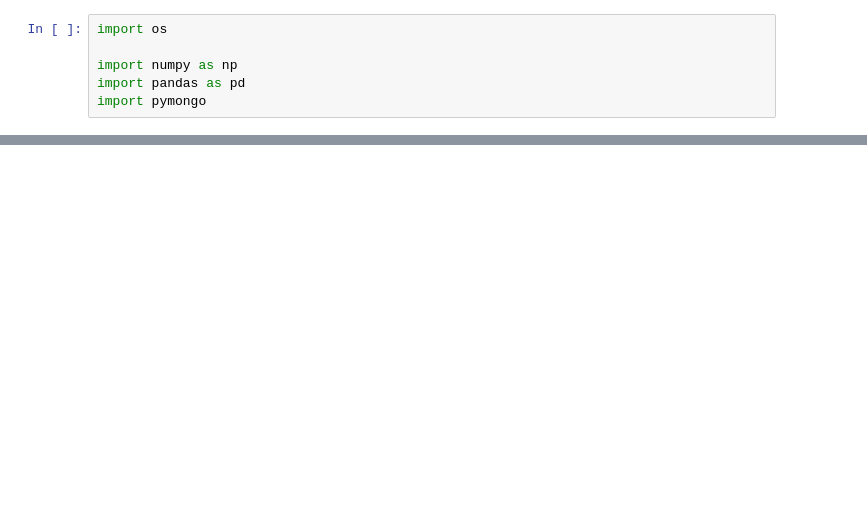
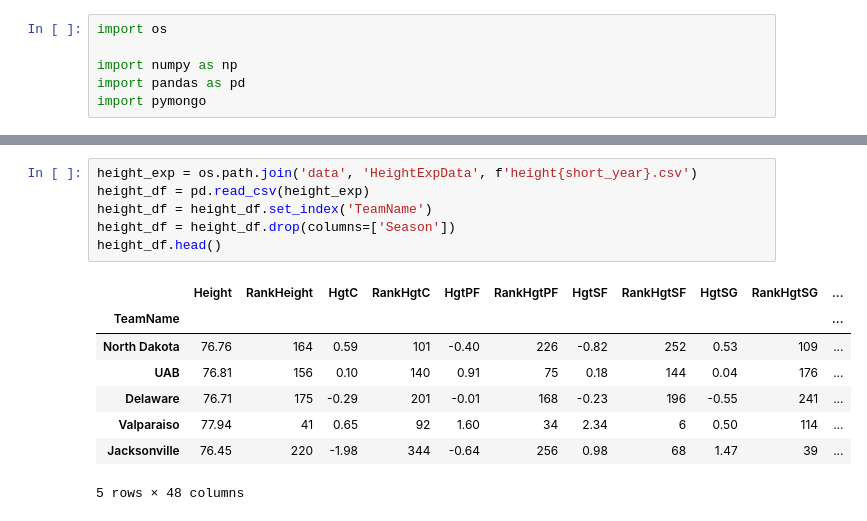
Before and after one commit to ForrestMcDougal/Bracket-Buddy, a Jupyter notebook: etl_sandbox.ipynb, the cells around one changed output, grey strips where cells are left out. Drawn from its saved outputs; the diff is of its cells as text; blank space fills up the shorter version.

```diff
--- a/etl_sandbox.ipynb
+++ b/etl_sandbox.ipynb
@@ -22,0 +69,15 @@ ff_offense = os.path.join('data', 'FourFactors', 'Offense', '')
+# %%
+height_exp = os.path.join('data', 'HeightExpData', f'height{short_year}.csv')
+height_df = pd.read_csv(height_exp)
+height_df = height_df.set_index('TeamName')
+height_df = height_df.drop(columns=['Season'])
+height_df.head()
+# %% [output]
+|  | Height | RankHeight | HgtC | RankHgtC | HgtPF | RankHgtPF | HgtSF | RankHgtSF | HgtSG | RankHgtSG | ... |
+| TeamName |  |  |  |  |  |  |  |  |  |  | ... |
+| North Dakota | 76.76 | 164 | 0.59 | 101 | -0.40 | 226 | -0.82 | 252 | 0.53 | 109 | ... |
+| UAB | 76.81 | 156 | 0.10 | 140 | 0.91 | 75 | 0.18 | 144 | 0.04 | 176 | ... |
+| Delaware | 76.71 | 175 | -0.29 | 201 | -0.01 | 168 | -0.23 | 196 | -0.55 | 241 | ... |
+| Valparaiso | 77.94 | 41 | 0.65 | 92 | 1.60 | 34 | 2.34 | 6 | 0.50 | 114 | ... |
+| Jacksonville | 76.45 | 220 | -1.98 | 344 | -0.64 | 256 | 0.98 | 68 | 1.47 | 39 | ... |
+5 rows × 48 columns
```
Also changed, not shown: parts of 12 cells of this notebook, 11 other files.
